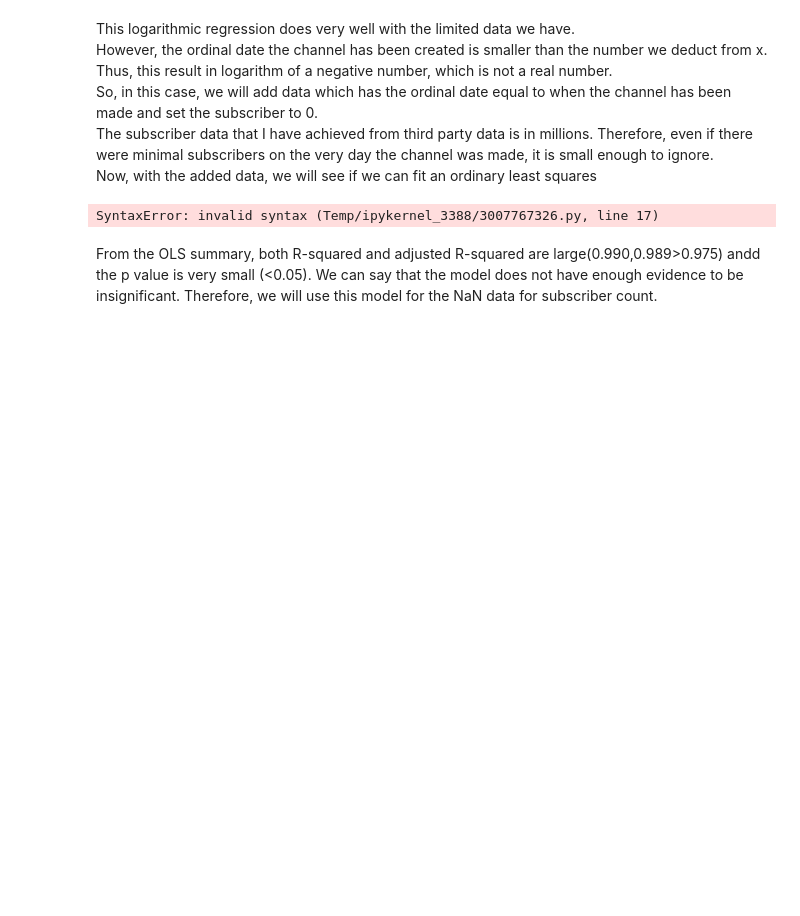
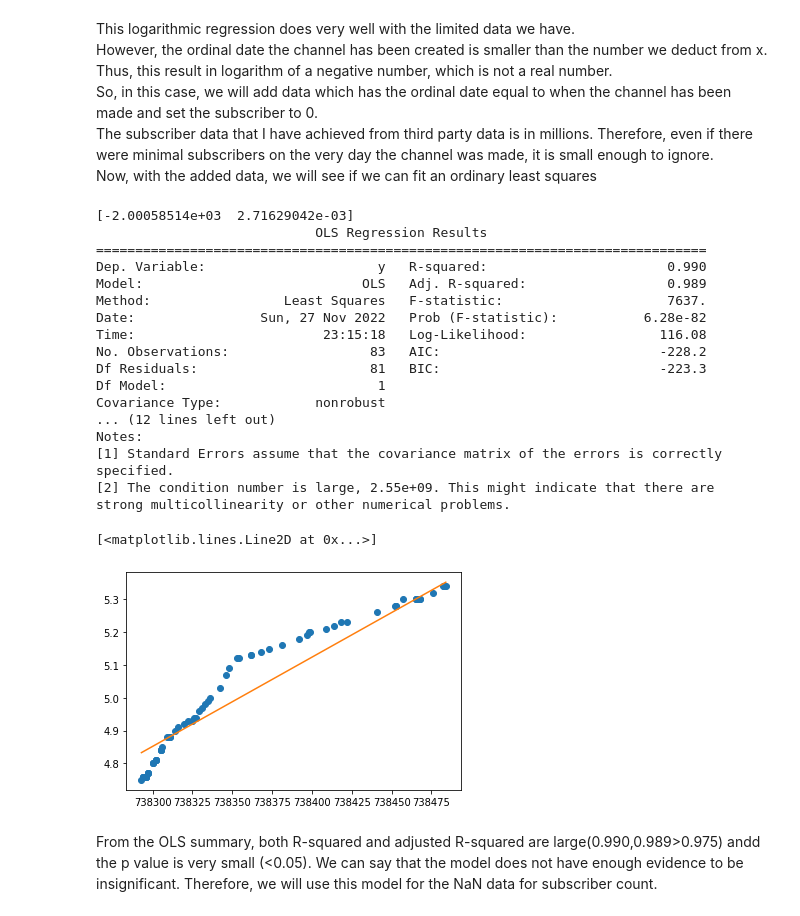
Before and after one commit to clara8043/kpop_youtube_views, a Jupyter notebook: view_prediction_modeling.ipynb, the cells around one changed output. Drawn from its saved outputs; the diff is of its cells as text; code cells hidden in the pictures; blank space fills up the shorter version.

```diff
--- a/view_prediction_modeling.ipynb
+++ b/view_prediction_modeling.ipynb
@@ -96,25 +96,43 @@ Now, with the added data, we will see if we can fit an ordinary least squares
 # %%
 import statsmodels.api as sm
 
 #Add the date of the creation of account and subscriber to 0 at the time
 x = np.array(df_sub['toOrdinal'])
 y = np.array(df_sub['subscriberCount'])
 y = np.append(y,0)
 date_created = datetime.datetime.strptime('7/6/17',"%d/%m/%y").toordinal()
 x = np.append(x,date_created)
 
 # Run an ordinary least squares for linear regression
 x_const= sm.add_constant(x) #for constant parameter
 
 ols_fit = sm.OLS(y,x_const).fit()
 print(ols_fit.params)
 print(ols_fit.summary())
 
-ypred = ols_fit.predict(x_const)`
+ypred = ols_fit.predict(x_const)
 plt.plot(x[:82],y[:82],'o')
 plt.plot(x[:82],ypred[:82])
 # %% [output]
-SyntaxError: invalid syntax (Temp/ipykernel_3388/3007767326.py, line 17)
+[-2.00058514e+03  2.71629042e-03]
+                            OLS Regression Results
+==============================================================================
+Dep. Variable:                      y   R-squared:                       0.990
+Model:                            OLS   Adj. R-squared:                  0.989
+Method:                 Least Squares   F-statistic:                     7637.
+Date:                Sun, 27 Nov 2022   Prob (F-statistic):           6.28e-82
+Time:                        23:15:18   Log-Likelihood:                 116.08
+No. Observations:                  83   AIC:                            -228.2
+Df Residuals:                      81   BIC:                            -223.3
+Df Model:                           1
+Covariance Type:            nonrobust
+... (12 lines left out)
+Notes:
+[1] Standard Errors assume that the covariance matrix of the errors is correctly specified.
+[2] The condition number is large, 2.55e+09. This might indicate that there are
+strong multicollinearity or other numerical problems.
+[<matplotlib.lines.Line2D at 0x...>]
+[figure, added]
 # %% [markdown]
 From the OLS summary, both R-squared and adjusted R-squared are large(0.990,0.989>0.975) andd the p value is very small (<0.05). We can say that the model does not have enough evidence to be insignificant. Therefore, we will use this model for the NaN data for subscriber count.
 # %%
```
Also changed, not shown: parts of 1 cell of this notebook.
